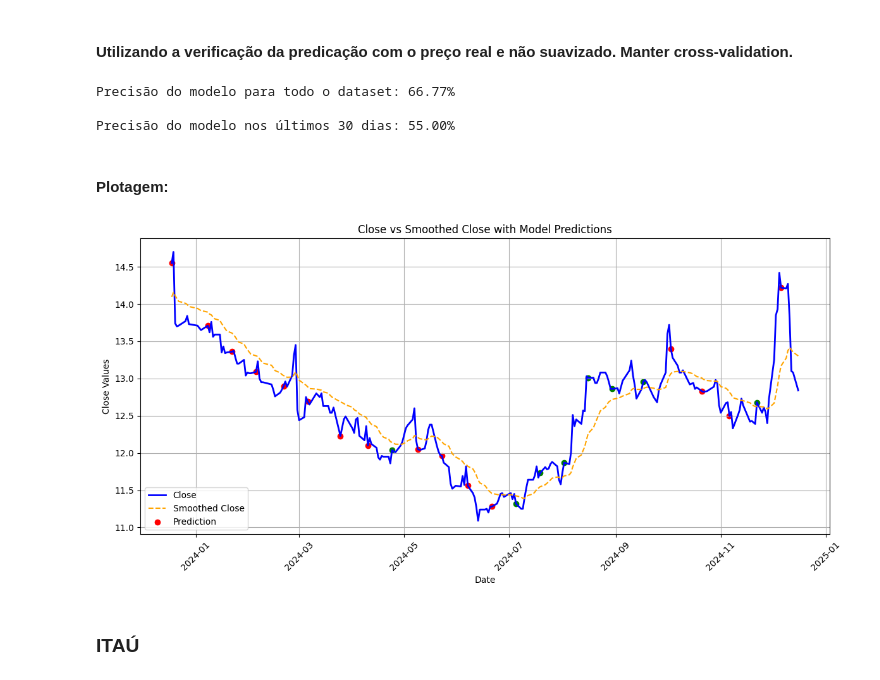
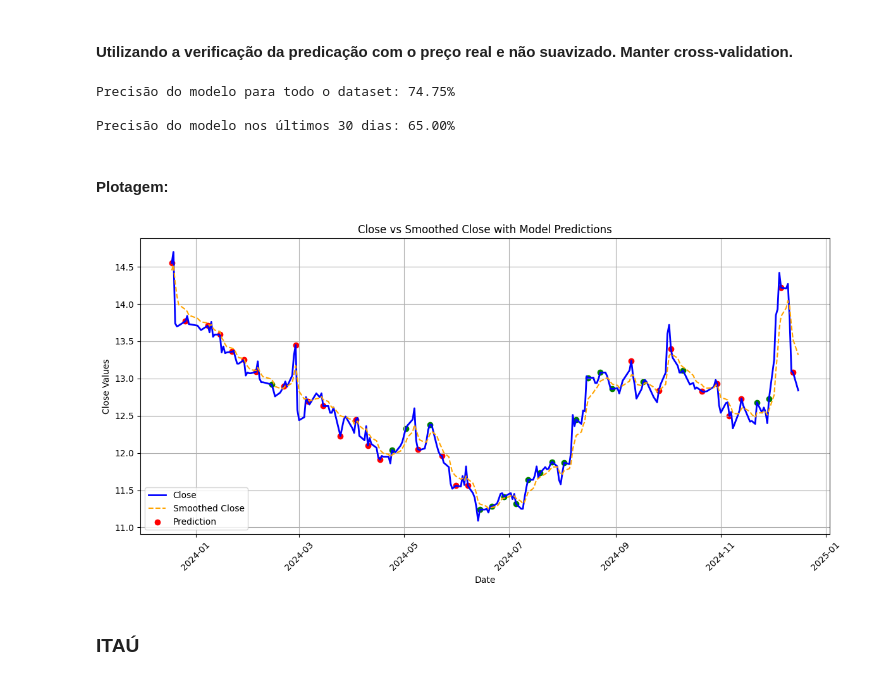
Before and after one commit to Bruno-Santana-Eco/TCC_Machine_learning, a Jupyter notebook: Random Forest_D10.ipynb, the cells around one changed output. Cells and saved outputs as stored; diff of their text form; code cells hidden in the pictures.

```diff
--- a/Random Forest_D10.ipynb
+++ b/Random Forest_D10.ipynb
@@ -91,7 +91,7 @@ def calculate_target(data, d):
 
 
 # Aplicando a suavização exponencial
-alpha = 0.20
+alpha = 0.30
 price_data['Smoothed_Close'] = price_data.groupby('Ticker')['Close'].transform(
     lambda x: exponential_smoothing(x.values, alpha)
 )
@@ -1335,9 +1204,9 @@ accuracy_last_30_days = last_30_days['Match'].mean()  # Proporção de acertos n
 
 print(f"\nPrecisão do modelo nos últimos 30 dias: {accuracy_last_30_days:.2%}")
 # %% [output]
-Precisão do modelo para todo o dataset: 66.77%
+Precisão do modelo para todo o dataset: 74.75%
 
-Precisão do modelo nos últimos 30 dias: 55.00%
+Precisão do modelo nos últimos 30 dias: 65.00%
 # %% [markdown]
 #### Plotagem:
 # %%
@@ -1365,35 +1234,35 @@ X_train, X_test, y_train, y_test = train_test_split(X_Cols, Y_Cols, random_state
 # Criar o modelo Random Forest Classifier
 rand_frst_clf_Ambev = RandomForestClassifier(n_estimators=100, oob_score=True, criterion="gini", random_state=0)
 
 # Treinar o modelo
 rand_frst_clf_Ambev.fit(X_train, y_train)
 
 # Fazer previsões para os dados reais de 1 ano (agora usando o modelo treinado)
 y_pred = rand_frst_clf_Ambev.predict(X_Cols)
 
 # Agora, vamos plotar o gráfico com as previsões do modelo
 plt.figure(figsize=(12, 6))
 
 # Plotando Close e Smoothed_Close
 plt.plot(one_year_data["Date"], one_year_data["Close"], label="Close", color="blue", linewidth=2)
 plt.plot(one_year_data["Date"], one_year_data["Smoothed_Close"], label="Smoothed Close", color="orange", linestyle="--")
 
 # Adicionando sinais de Prediction (usando o modelo para prever sinais)
-for i in range(0, len(one_year_data), 10):  # A cada 10 dias
+for i in range(0, len(one_year_data), 5):  # A cada 5 dias
     color = "green" if y_pred[i] == 1 else "red"  # Se previsão for 1, sinal verde, senão sinal vermelho
     plt.scatter(one_year_data["Date"].iloc[i], one_year_data["Close"].iloc[i], color=color, label="Prediction" if i == 0 else "")
 
 # Configurações finais do gráfico
 plt.xlabel("Date")
 plt.ylabel("Close Values")
 plt.title("Close vs Smoothed Close with Model Predictions")
 plt.legend()
 plt.grid()
 plt.xticks(rotation=45)  # Rotaciona as datas para facilitar a leitura
 plt.tight_layout()  # Ajusta para evitar sobreposição
 plt.show()
 # %% [output]
-[figure, old version]
+[figure, new version]
 # %% [markdown]
 ### ITAÚ
 # %% [markdown]
```
Also changed, not shown: parts of 79 cells of this notebook, 1 other file.
